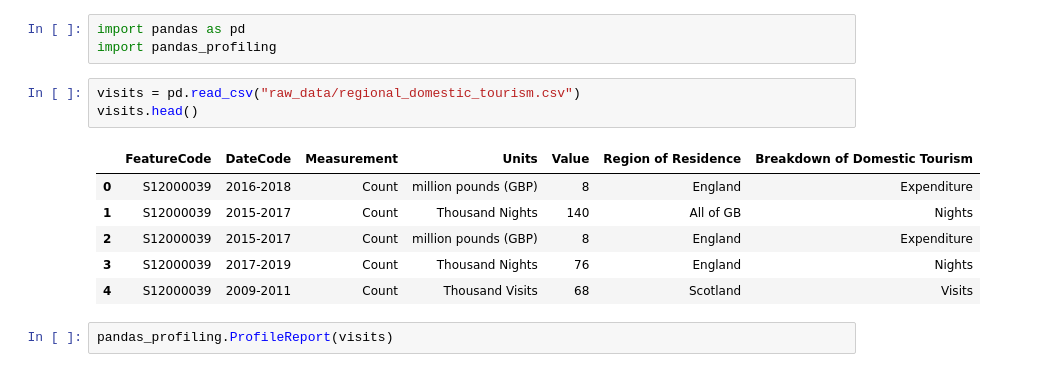
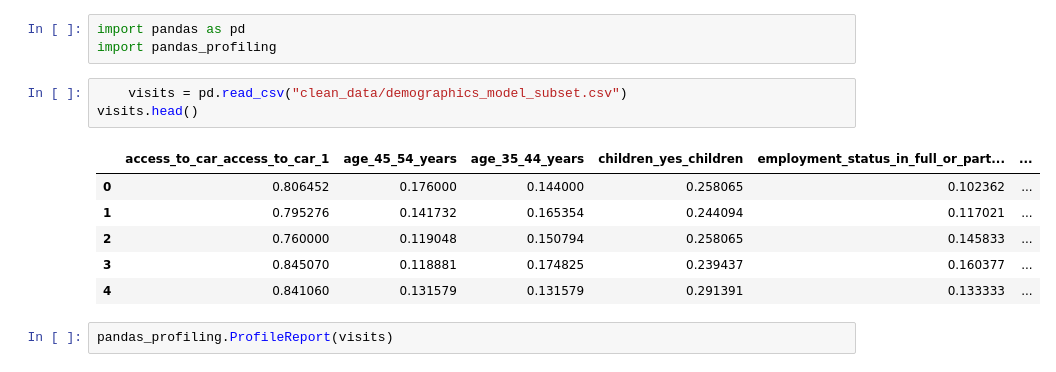
Before and after one commit to barrodea/visit_scotland, a Jupyter notebook: Model.ipynb, the cells around one changed output. Saved outputs shown, nothing was run; the diff lists cells and outputs as text.

```diff
--- a/Model.ipynb
+++ b/Model.ipynb
@@ -2,15 +2,15 @@
 import pandas as pd
 import pandas_profiling
 # %%
-visits = pd.read_csv("raw_data/regional_domestic_tourism.csv")
+    visits = pd.read_csv("clean_data/demographics_model_subset.csv")
 visits.head()
 # %% [output]
-|  | FeatureCode | DateCode | Measurement | Units | Value | Region of Residence | Breakdown of Domestic Tourism |
-| 0 | S12000039 | 2016-2018 | Count | million pounds (GBP) | 8 | England | Expenditure |
-| 1 | S12000039 | 2015-2017 | Count | Thousand Nights | 140 | All of GB | Nights |
-| 2 | S12000039 | 2015-2017 | Count | million pounds (GBP) | 8 | England | Expenditure |
-| 3 | S12000039 | 2017-2019 | Count | Thousand Nights | 76 | England | Nights |
-| 4 | S12000039 | 2009-2011 | Count | Thousand Visits | 68 | Scotland | Visits |
+|  | access_to_car_access_to_car_1 | age_45_54_years | age_35_44_years | children_yes_children | employment_status_in_full_or_part... | ... |
+| 0 | 0.806452 | 0.176000 | 0.144000 | 0.258065 | 0.102362 | ... |
+| 1 | 0.795276 | 0.141732 | 0.165354 | 0.244094 | 0.117021 | ... |
+| 2 | 0.760000 | 0.119048 | 0.150794 | 0.258065 | 0.145833 | ... |
+| 3 | 0.845070 | 0.118881 | 0.174825 | 0.239437 | 0.160377 | ... |
+| 4 | 0.841060 | 0.131579 | 0.131579 | 0.291391 | 0.133333 | ... |
 # %%
 pandas_profiling.ProfileReport(visits)
 # %% [output]
```
Also changed, not shown: parts of 4 cells of this notebook, 4 other files.
